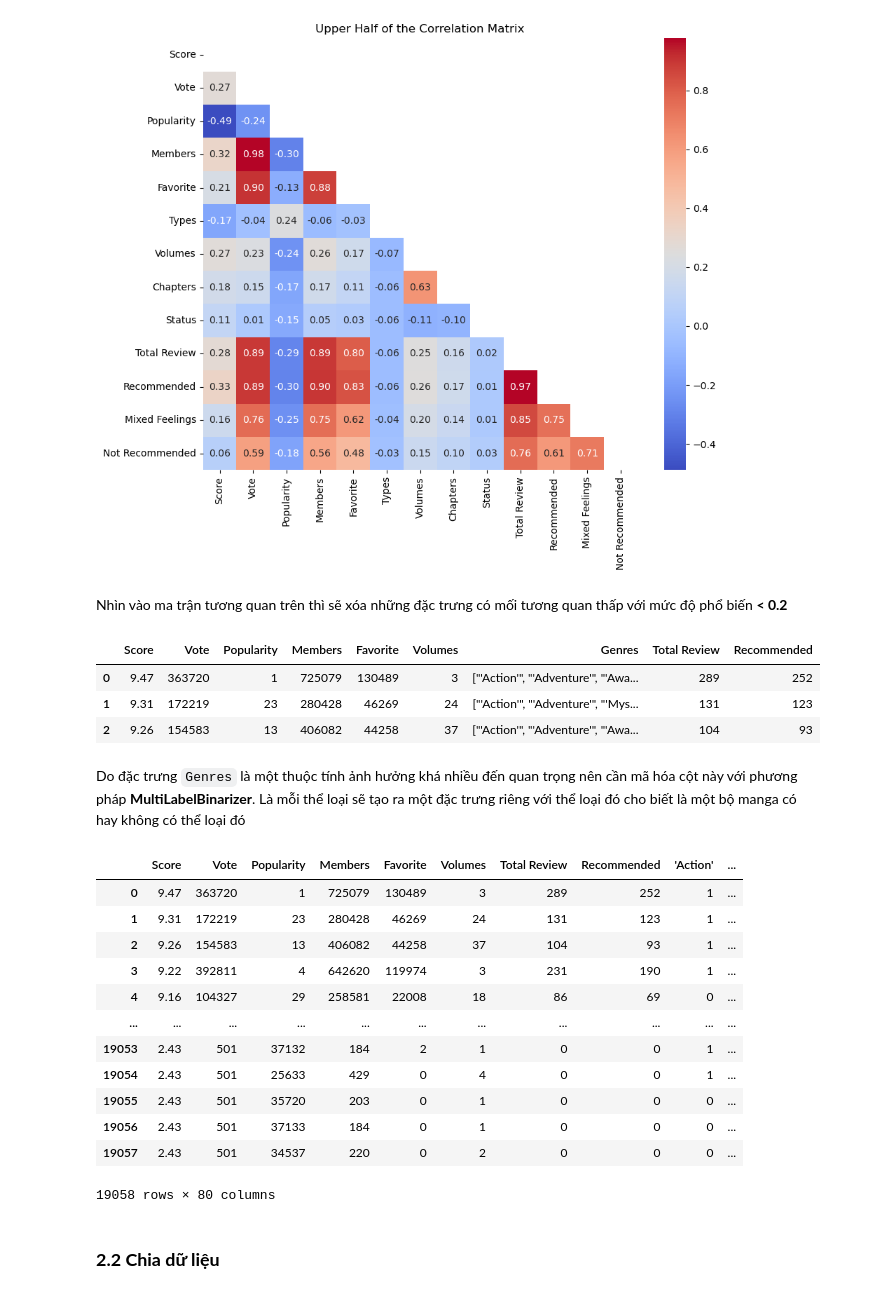
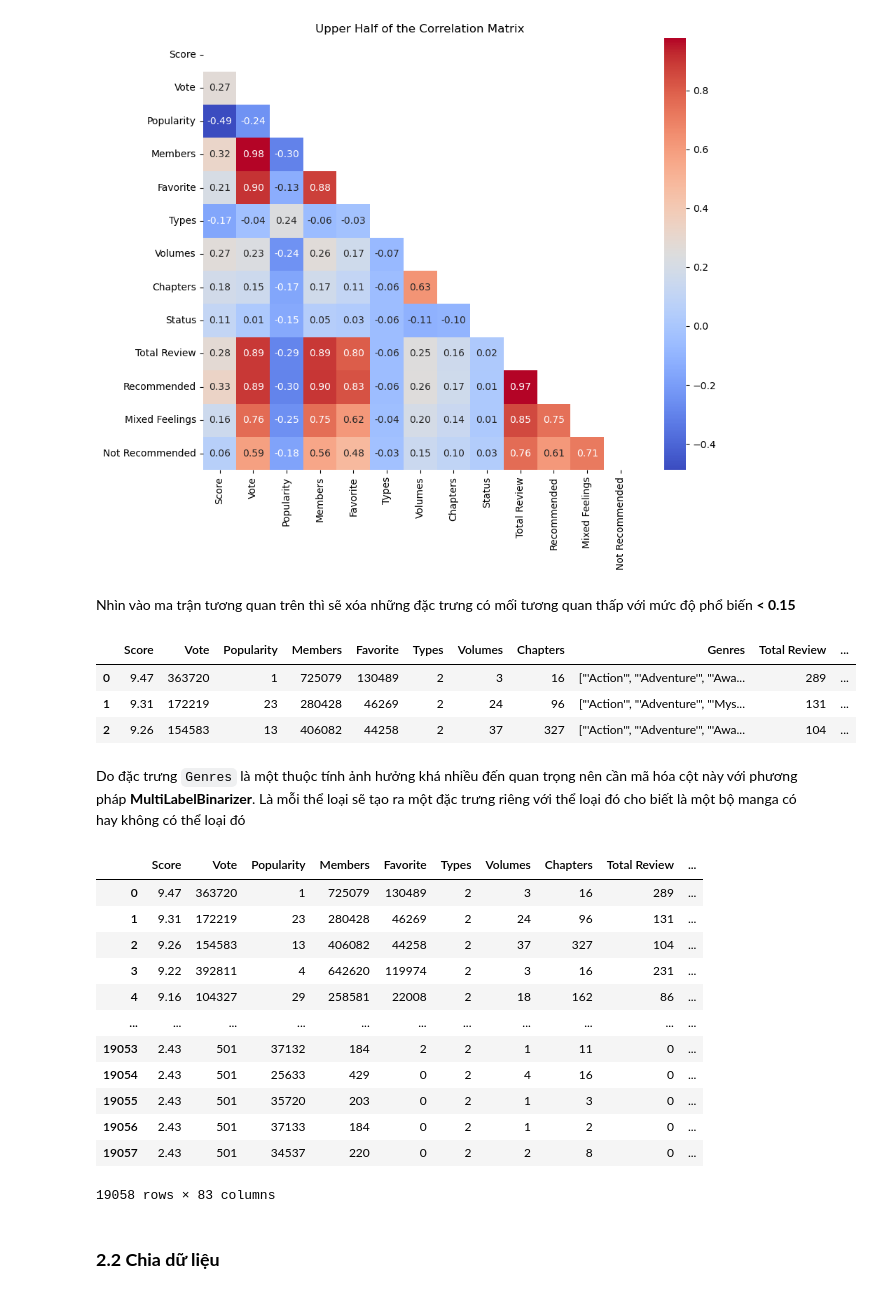
Before and after one commit to hahuy2004/FinalProject_IntroductionDS, a Jupyter notebook: Data_Modeling/data_modeling.ipynb, the cells around one changed output. Drawn from its saved outputs; the diff is of its cells as text; code cells hidden in the pictures.

```diff
--- a/Data_Modeling/data_modeling.ipynb
+++ b/Data_Modeling/data_modeling.ipynb
@@ -135,15 +135,15 @@ plt.show()
 # %% [output]
 [figure]
 # %% [markdown]
-Nhìn vào ma trận tương quan trên thì sẽ xóa những đặc trưng có mối tương quan thấp với mức độ phổ biến **< 0.2**
+Nhìn vào ma trận tương quan trên thì sẽ xóa những đặc trưng có mối tương quan thấp với mức độ phổ biến **< 0.15**
 # %%
-df.drop(columns=['Types','Chapters','Status','Mixed Feelings','Not Recommended'], inplace=True)
+df.drop(columns=['Status','Not Recommended'], inplace=True)
 df.head(3)
 # %% [output]
-|  | Score | Vote | Popularity | Members | Favorite | Volumes | Genres | Total Review | Recommended |
-| 0 | 9.47 | 363720 | 1 | 725079 | 130489 | 3 | ["'Action'", "'Adventure'", "'Awa... | 289 | 252 |
-| 1 | 9.31 | 172219 | 23 | 280428 | 46269 | 24 | ["'Action'", "'Adventure'", "'Mys... | 131 | 123 |
-| 2 | 9.26 | 154583 | 13 | 406082 | 44258 | 37 | ["'Action'", "'Adventure'", "'Awa... | 104 | 93 |
+|  | Score | Vote | Popularity | Members | Favorite | Types | Volumes | Chapters | Genres | Total Review | ... |
+| 0 | 9.47 | 363720 | 1 | 725079 | 130489 | 2 | 3 | 16 | ["'Action'", "'Adventure'", "'Awa... | 289 | ... |
+| 1 | 9.31 | 172219 | 23 | 280428 | 46269 | 2 | 24 | 96 | ["'Action'", "'Adventure'", "'Mys... | 131 | ... |
+| 2 | 9.26 | 154583 | 13 | 406082 | 44258 | 2 | 37 | 327 | ["'Action'", "'Adventure'", "'Awa... | 104 | ... |
 # %% [markdown]
 Do đặc trưng `Genres` là một thuộc tính ảnh hưởng khá nhiều đến quan trọng nên cần mã hóa cột này với phương pháp **MultiLabelBinarizer**. Là mỗi thể loại sẽ tạo ra một đặc trưng riêng với thể loại đó cho biết là một bộ manga có hay không có thể loại đó
 # %%
@@ -163,19 +163,19 @@ genres_encoded = pd.DataFrame(mlb.fit_transform(df['Genres']), columns=mlb.class
 df = pd.concat([df, genres_encoded], axis=1).drop(columns=['Genres'])
 df
 # %% [output]
-|  | Score | Vote | Popularity | Members | Favorite | Volumes | Total Review | Recommended | 'Action' | ... |
-| 0 | 9.47 | 363720 | 1 | 725079 | 130489 | 3 | 289 | 252 | 1 | ... |
-| 1 | 9.31 | 172219 | 23 | 280428 | 46269 | 24 | 131 | 123 | 1 | ... |
-| 2 | 9.26 | 154583 | 13 | 406082 | 44258 | 37 | 104 | 93 | 1 | ... |
-| 3 | 9.22 | 392811 | 4 | 642620 | 119974 | 3 | 231 | 190 | 1 | ... |
-| 4 | 9.16 | 104327 | 29 | 258581 | 22008 | 18 | 86 | 69 | 0 | ... |
+|  | Score | Vote | Popularity | Members | Favorite | Types | Volumes | Chapters | Total Review | ... |
+| 0 | 9.47 | 363720 | 1 | 725079 | 130489 | 2 | 3 | 16 | 289 | ... |
+| 1 | 9.31 | 172219 | 23 | 280428 | 46269 | 2 | 24 | 96 | 131 | ... |
+| 2 | 9.26 | 154583 | 13 | 406082 | 44258 | 2 | 37 | 327 | 104 | ... |
+| 3 | 9.22 | 392811 | 4 | 642620 | 119974 | 2 | 3 | 16 | 231 | ... |
+| 4 | 9.16 | 104327 | 29 | 258581 | 22008 | 2 | 18 | 162 | 86 | ... |
 | ... | ... | ... | ... | ... | ... | ... | ... | ... | ... | ... |
-| 19053 | 2.43 | 501 | 37132 | 184 | 2 | 1 | 0 | 0 | 1 | ... |
-| 19054 | 2.43 | 501 | 25633 | 429 | 0 | 4 | 0 | 0 | 1 | ... |
-| 19055 | 2.43 | 501 | 35720 | 203 | 0 | 1 | 0 | 0 | 0 | ... |
-| 19056 | 2.43 | 501 | 37133 | 184 | 0 | 1 | 0 | 0 | 0 | ... |
-| 19057 | 2.43 | 501 | 34537 | 220 | 0 | 2 | 0 | 0 | 0 | ... |
+| 19053 | 2.43 | 501 | 37132 | 184 | 2 | 2 | 1 | 11 | 0 | ... |
+| 19054 | 2.43 | 501 | 25633 | 429 | 0 | 2 | 4 | 16 | 0 | ... |
+| 19055 | 2.43 | 501 | 35720 | 203 | 0 | 2 | 1 | 3 | 0 | ... |
+| 19056 | 2.43 | 501 | 37133 | 184 | 0 | 2 | 1 | 2 | 0 | ... |
+| 19057 | 2.43 | 501 | 34537 | 220 | 0 | 2 | 2 | 8 | 0 | ... |
-19058 rows × 80 columns
+19058 rows × 83 columns
 # %% [markdown]
 ### **2.2 Chia dữ liệu**
 # %% [markdown]
```
Also changed, not shown: parts of 15 cells of this notebook.
